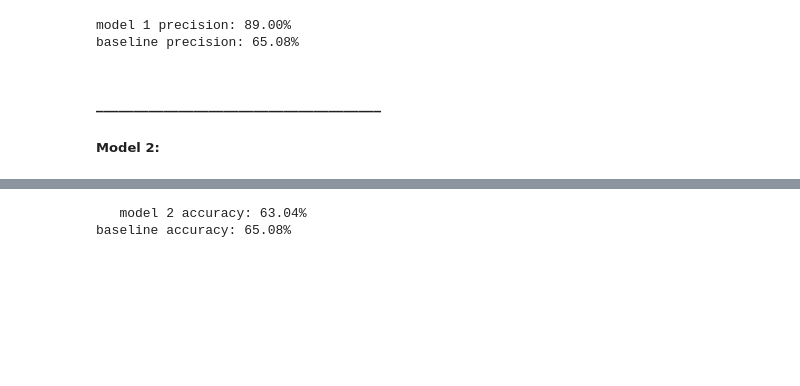
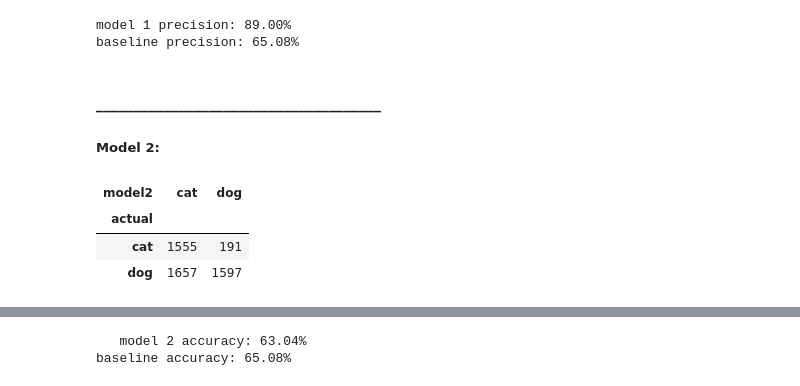
Before and after one commit to Marc-Aradillas/Classification_exercises.ipynb, a Jupyter notebook: model_evaluation.ipynb, the cells around one changed output, grey strips where cells are left out. Cells and saved outputs as stored; diff of their text form; code cells hidden in the pictures; blank space fills up the shorter version.

```diff
--- a/model_evaluation.ipynb
+++ b/model_evaluation.ipynb
@@ -390,3 +415,10 @@ baseline precision: 65.08%
 #### ______________________________________
 
 ##### **Model 2:**
+# %%
+pd.crosstab(df.actual,df.model2)
+# %% [output]
+| model2 | cat | dog |
+| actual |  |  |
+| cat | 1555 | 191 |
+| dog | 1657 | 1597 |
```
Also changed, not shown: parts of 11 cells of this notebook.
